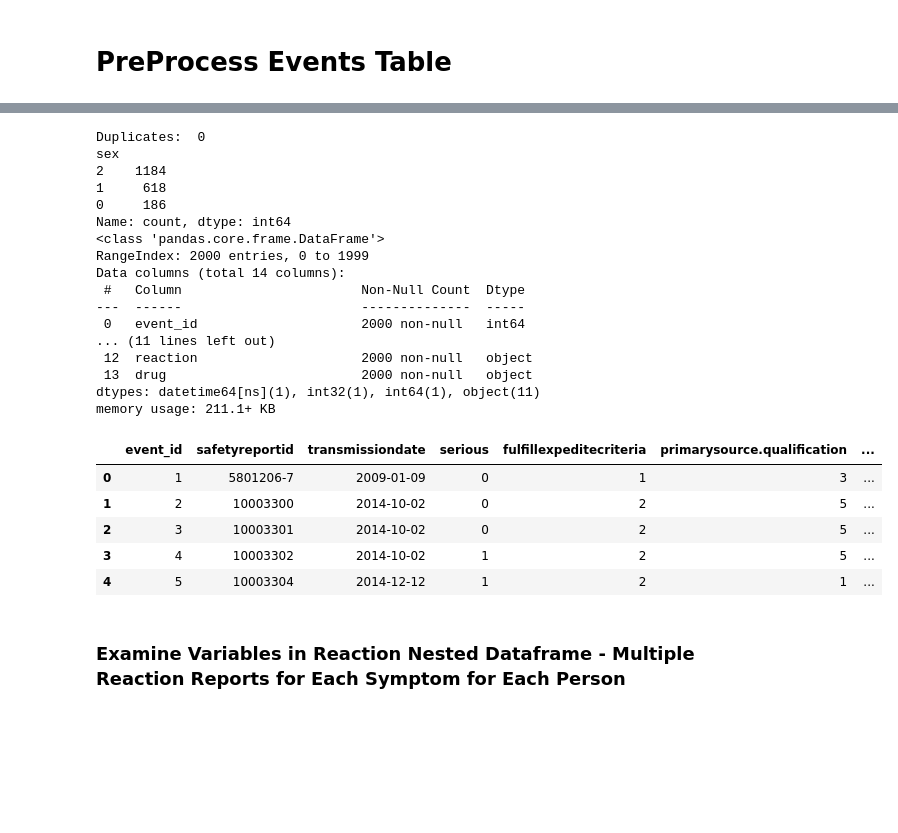
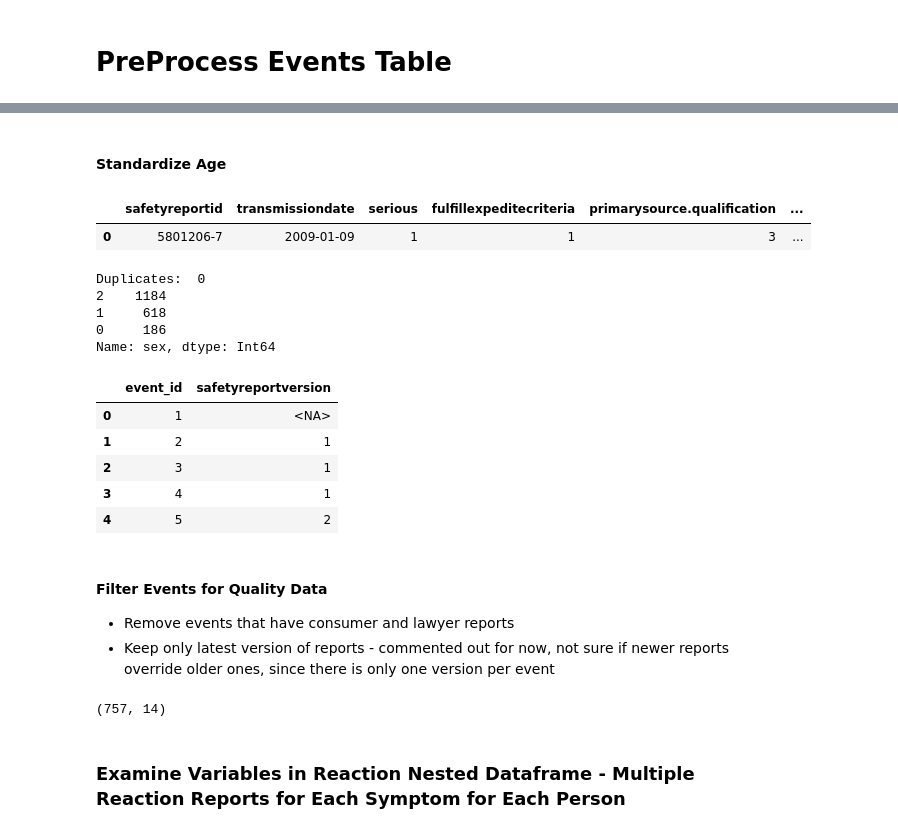
Before and after one commit to teamlunarlanding/Pharma-Drug-Surveillance, a Jupyter notebook: DataProcessing.ipynb, the cells around one changed output, grey strips where cells are left out. Saved outputs shown, nothing was run; the diff lists cells and outputs as text; code cells hidden in the pictures; blank space fills up the shorter version.

Commit message:
preprocessing
started standardizing preprocessing for each dataframe

```diff
--- a/DataProcessing.ipynb
+++ b/DataProcessing.ipynb
@@ -749,0 +698,22 @@ Time taken for 1000 records:  12.0  seconds
+# %%
+events_table['transmissiondate'] = pd.to_datetime(events_table['transmissiondate'], format='%Y%m%d')
+events_table['serious'] = events_table['serious'].astype(int)
+events_table['fulfillexpeditecriteria'] = events_table['fulfillexpeditecriteria'].astype(int)
+
+events_table['primarysource.qualification'].replace({np.nan: None}, inplace=True)
+events_table['primarysource.qualification'] = events_table['primarysource.qualification'].astype(pd.Int64Dtype())
+
+events_table['safetyreportversion'].replace({np.nan: None}, inplace=True)
+events_table['safetyreportversion'] = events_table['safetyreportversion'].astype(pd.Int64Dtype())
+
+
+events_table['patient.patientonsetage'].replace({np.nan: None}, inplace=True)
+events_table['patient.patientonsetage'] = events_table['patient.patientonsetage'].astype(pd.Int64Dtype())
+
+events_table['patient.patientonsetageunit'].replace({np.nan: None}, inplace=True)
+events_table['patient.patientonsetageunit'] = events_table['patient.patientonsetageunit'].astype(pd.Int64Dtype())
+
+events_table['patient.patientsex'].replace({np.nan: None}, inplace=True)
+events_table['patient.patientsex'] = events_table['patient.patientsex'].astype(pd.Int64Dtype())
+
+events_table.info()
@@ -750,3 +741,11 @@ Time taken for 1000 records:  12.0  seconds
+# %% [markdown]
+#### Standardize Age
+# %%
+events_table['patient.patientonsetage'] = events_table.apply(lambda row: convert_to_years(row['patient.patientonsetage'], row['patient.patientonsetageunit']), axis=1)
+events_table.head(1)
+# %% [output]
+|  | safetyreportid | transmissiondate | serious | fulfillexpeditecriteria | primarysource.qualification | ... |
+| 0 | 5801206-7 | 2009-01-09 | 1 | 1 | 3 | ... |
 # %%
 events_table.head()
 
@@ -759,57 +758,62 @@ duplicates = events_table.duplicated(subset=['safetyreportid']).sum()
 print("Duplicates: ", duplicates)
 
 # Standardize date format
-events_table['transmissiondate'] = pd.to_datetime(events_table['transmissiondate'], format='%Y%m%d')
 
 # Make variable numeric
 events_table['serious'] = events_table['serious'].astype(int)
 # Save 1 as death, life threatening, hospitalization, disability, congenital anomaly, or serious condition, 0 as not that
 events_table['serious'] = events_table['serious'].replace({1: 0, 2: 1})
 
 
 # Fill null values with 0 to make binary column
 #events_table['seriousnessdeath'] = events_table['seriousnessdeath'].fillna(0)
 
 # Rename some columns
 events_table = events_table.rename(columns={
     'primarysource.reportercountry': 'country',
     'patient.patientsex': 'sex',
     'patient.reaction': 'reaction',
     'patient.drug': 'drug'
 })
 
 # Value counts of sex
 sex_value_counts = events_table['sex'].value_counts()
 print(sex_value_counts)
 
 #For sex, 0=unknown, 1=male, 2=female. fill missing values with 0.
 events_table['sex'] = events_table['sex'].fillna(0)
 
 
-events_table.info()
+# Filter primarysource.qualification to exclude consumer and lawyer reports, only want healthcare professionals
+#events_table.shape
 
-events_table.head()
+events_table[['event_id', 'safetyreportversion']].head()
 # %% [output]
 Duplicates:  0
-sex
 2    1184
 1     618
 0     186
-Name: count, dtype: int64
-<class 'pandas.core.frame.DataFrame'>
-RangeIndex: 2000 entries, 0 to 1999
-Data columns (total 14 columns):
- #   Column                       Non-Null Count  Dtype
----  ------                       --------------  -----
- 0   event_id                     2000 non-null   int64
-... (11 lines left out)
- 12  reaction                     2000 non-null   object
- 13  drug                         2000 non-null   object
-dtypes: datetime64[ns](1), int32(1), int64(1), object(11)
-memory usage: 211.1+ KB
+Name: sex, dtype: Int64
-|  | event_id | safetyreportid | transmissiondate | serious | fulfillexpeditecriteria | primarysource.qualification | ... |
-| 0 | 1 | 5801206-7 | 2009-01-09 | 0 | 1 | 3 | ... |
-| 1 | 2 | 10003300 | 2014-10-02 | 0 | 2 | 5 | ... |
-| 2 | 3 | 10003301 | 2014-10-02 | 0 | 2 | 5 | ... |
-| 3 | 4 | 10003302 | 2014-10-02 | 1 | 2 | 5 | ... |
-| 4 | 5 | 10003304 | 2014-12-12 | 1 | 2 | 1 | ... |
+|  | event_id | safetyreportversion |
+| 0 | 1 | <NA> |
+| 1 | 2 | 1 |
+| 2 | 3 | 1 |
+| 3 | 4 | 1 |
+| 4 | 5 | 2 |
+# %% [markdown]
+#### Filter Events for Quality Data
+* Remove events that have consumer and lawyer reports
+* Keep only latest version of reports - commented out for now, not sure if newer reports override older ones, since there is only one version per event
+# %%
+# Drop NaN values in 'primarysource.qualification'
+events_table.dropna(subset=['primarysource.qualification'], inplace=True)
+
+# Convert 'primarysource.qualification' to integer
+events_table['primarysource.qualification'] = events_table['primarysource.qualification'].astype(int)
+
+# Filter out values 4 and 5
+events_table = events_table[~events_table['primarysource.qualification'].isin([4, 5])]
+
+events_table.shape
+# %% [output]
+(757, 14)
```
Also changed, not shown: parts of 96 cells of this notebook, 1 other file.
